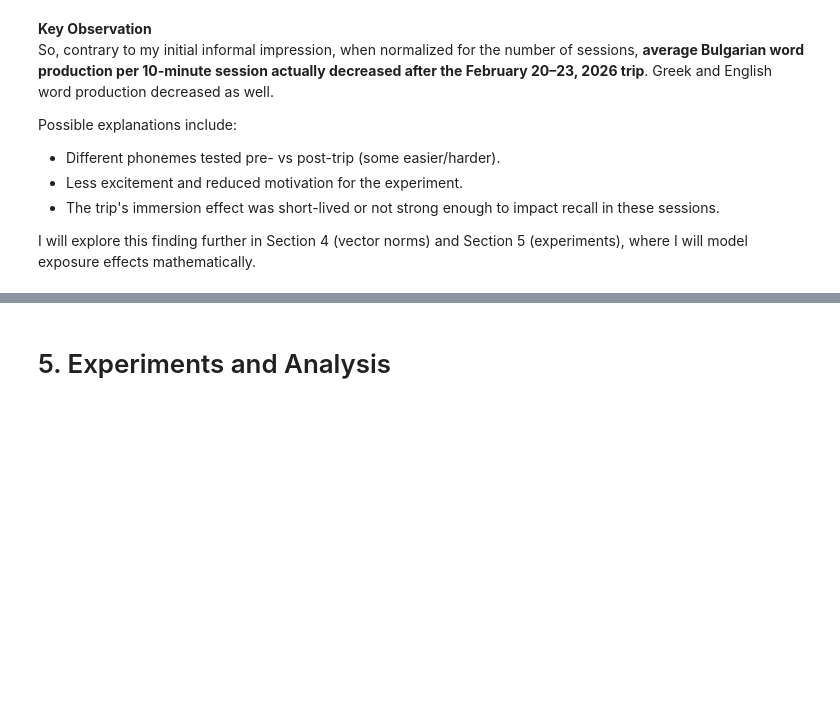
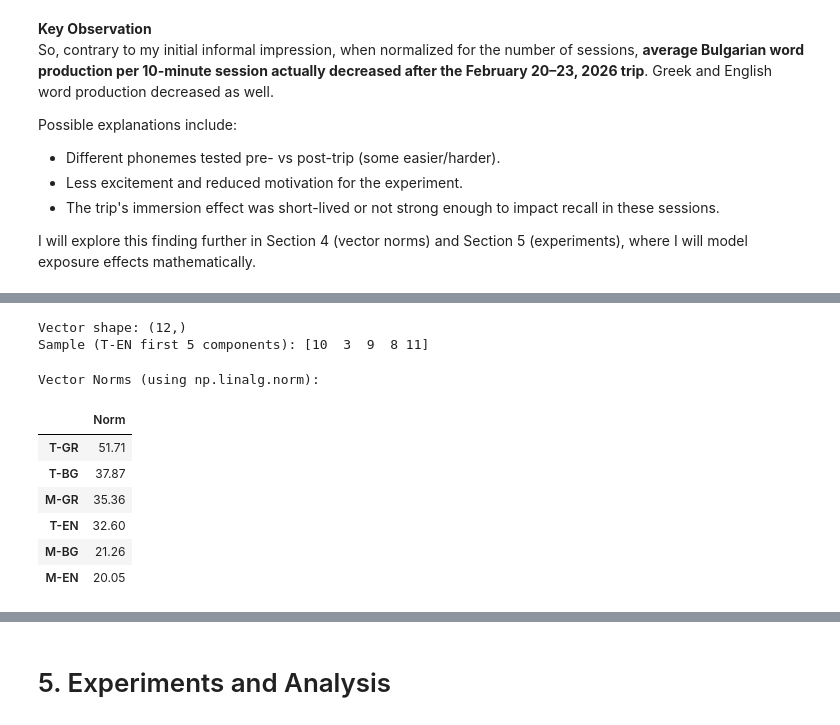
Before and after one commit to Slavena1/SoftUni-Math-for-Devs-Final-Project, a Jupyter notebook: SlavenaProject.ipynb, the cells around one changed output, grey strips where cells are left out. Drawn from its saved outputs; the diff is of its cells as text; code cells hidden in the pictures; blank space fills up the shorter version.

```diff
--- a/SlavenaProject.ipynb
+++ b/SlavenaProject.ipynb
@@ -327,0 +359,37 @@ I will explore this finding further in Section 4 (vector norms) and Section 5 (e
+# %%
+v_T_EN = pivot_T['EN'].values
+v_T_GR = pivot_T['GR'].values
+v_T_BG = pivot_T['BG'].values
+
+v_M_EN = pivot_M['EN'].values
+v_M_GR = pivot_M['GR'].values
+v_M_BG = pivot_M['BG'].values
+
+print("Vector shape:", v_T_EN.shape)
+print("Sample (T-EN first 5 components):", v_T_EN[:5])
+# %% [output]
+Vector shape: (12,)
+Sample (T-EN first 5 components): [10  3  9  8 11]
+# %%
+norms = {
+    'T-EN': np.linalg.norm(v_T_EN),
+    'T-GR': np.linalg.norm(v_T_GR),
+    'T-BG': np.linalg.norm(v_T_BG),
+    'M-EN': np.linalg.norm(v_M_EN),
+    'M-GR': np.linalg.norm(v_M_GR),
+    'M-BG': np.linalg.norm(v_M_BG)
+}
+
+norms_df = pd.DataFrame.from_dict(norms, orient='index', columns=['Norm']).round(2)
+norms_df = norms_df.sort_values('Norm', ascending=False)
+print("Vector Norms (using np.linalg.norm):")
+display(norms_df)
+# %% [output]
+Vector Norms (using np.linalg.norm):
+|  | Norm |
+| T-GR | 51.71 |
+| T-BG | 37.87 |
+| M-GR | 35.36 |
+| T-EN | 32.60 |
+| M-BG | 21.26 |
+| M-EN | 20.05 |
```
Also changed, not shown: parts of 6 cells of this notebook.
